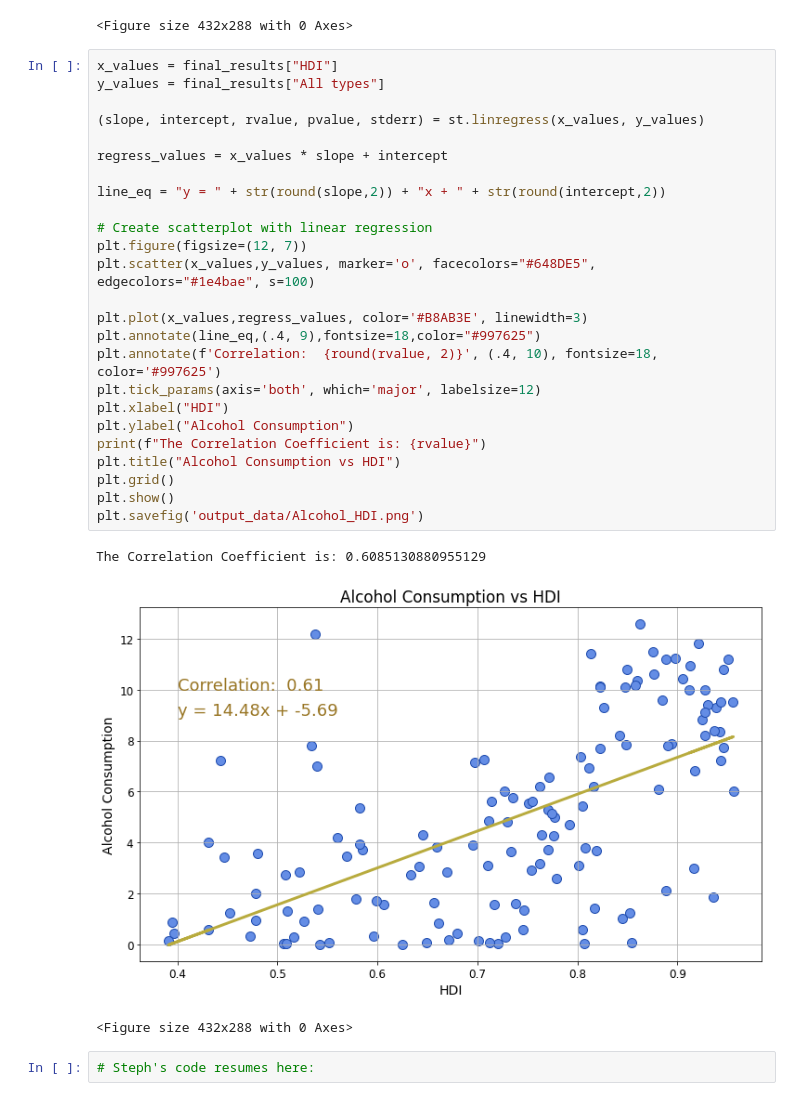
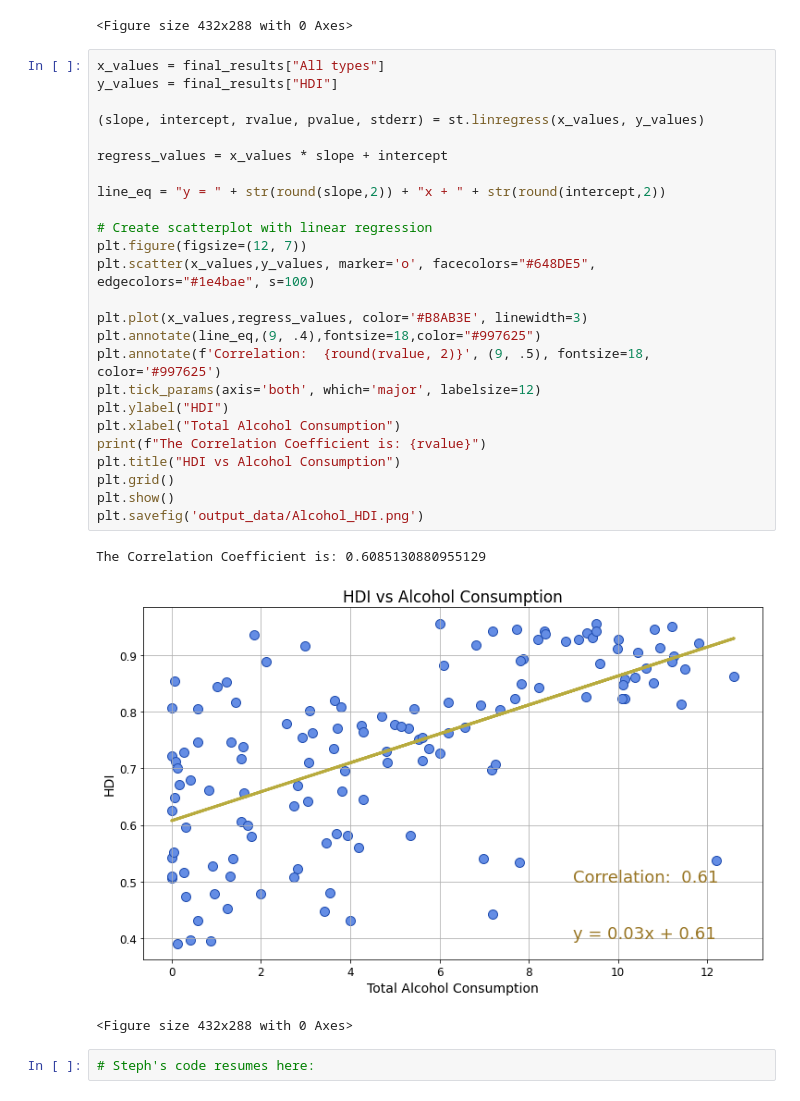
Before and after one commit to Steff-C/Project-1-Happiness-, a Jupyter notebook: Happiness.ipynb, the cells around one changed output. Saved outputs shown, nothing was run; the diff lists cells and outputs as text.

Commit message:
Final consumption

```diff
--- a/Happiness.ipynb
+++ b/Happiness.ipynb
@@ -790,33 +789,33 @@ The Correlation Coefficient is: 0.47923514019688995
 [figure]
 <Figure size 432x288 with 0 Axes>
 # %%
-x_values = final_results["HDI"]
-y_values = final_results["All types"]
+x_values = final_results["All types"]
+y_values = final_results["HDI"]
 
 (slope, intercept, rvalue, pvalue, stderr) = st.linregress(x_values, y_values)
 
 regress_values = x_values * slope + intercept
 
 line_eq = "y = " + str(round(slope,2)) + "x + " + str(round(intercept,2))
 
 # Create scatterplot with linear regression
 plt.figure(figsize=(12, 7))
 plt.scatter(x_values,y_values, marker='o', facecolors="#648DE5", edgecolors="#1e4bae", s=100)
 
 plt.plot(x_values,regress_values, color='#B8AB3E', linewidth=3)
-plt.annotate(line_eq,(.4, 9),fontsize=18,color="#997625")
-plt.annotate(f'Correlation:  {round(rvalue, 2)}', (.4, 10), fontsize=18, color='#997625')
+plt.annotate(line_eq,(9, .4),fontsize=18,color="#997625")
+plt.annotate(f'Correlation:  {round(rvalue, 2)}', (9, .5), fontsize=18, color='#997625')
 plt.tick_params(axis='both', which='major', labelsize=12)
-plt.xlabel("HDI")
-plt.ylabel("Alcohol Consumption")
+plt.ylabel("HDI")
+plt.xlabel("Total Alcohol Consumption")
 print(f"The Correlation Coefficient is: {rvalue}")
-plt.title("Alcohol Consumption vs HDI")
+plt.title("HDI vs Alcohol Consumption")
 plt.grid()
 plt.show()
 plt.savefig('output_data/Alcohol_HDI.png')
 # %% [output]
 The Correlation Coefficient is: 0.6085130880955129
-[figure, old version]
+[figure, new version]
 <Figure size 432x288 with 0 Axes>
 # %%
 # Steph's code resumes here:
```
Also changed, not shown: parts of 15 cells of this notebook, 3 other files.
